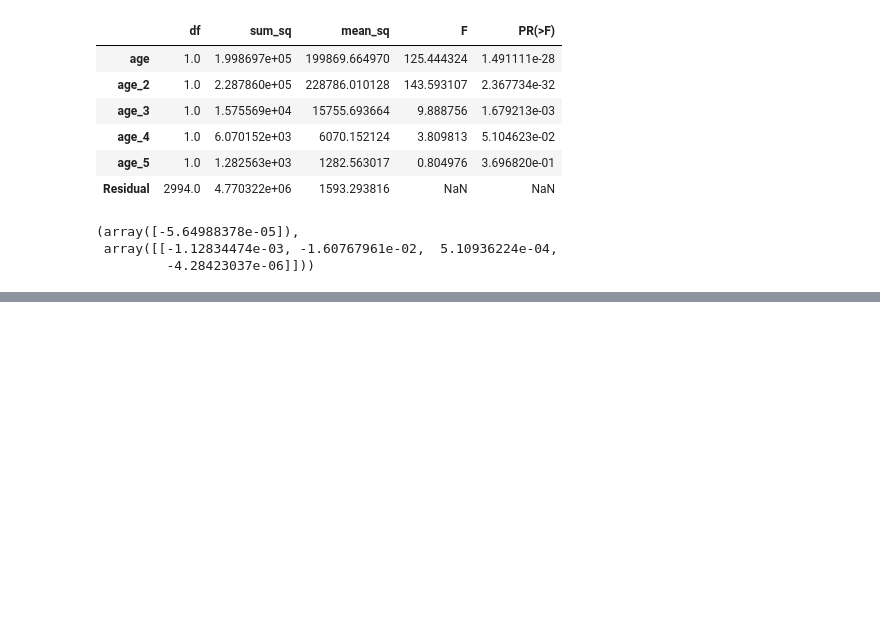
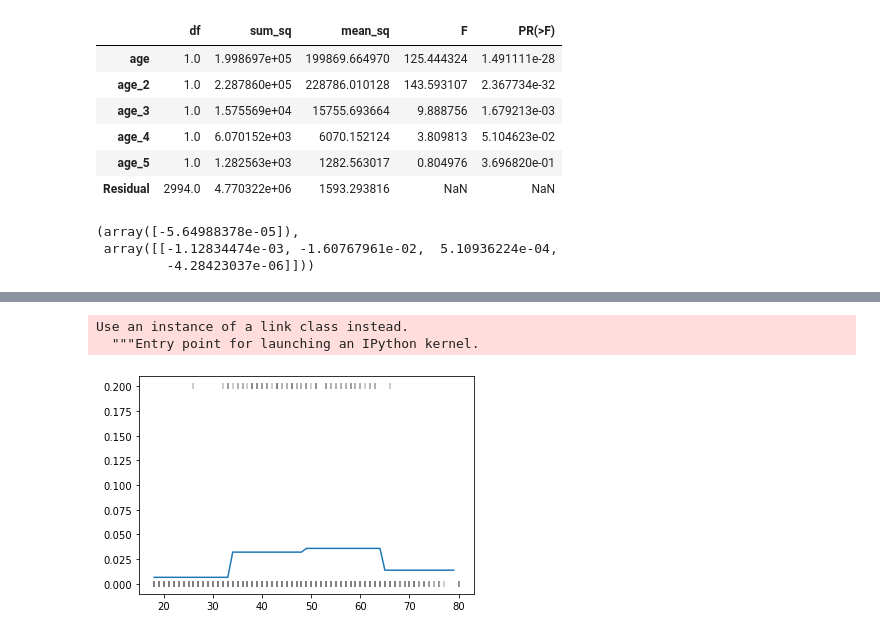
Before and after one commit to cheris8/ESC_ML_STUDY, a Jupyter notebook: LAB/Lab_07_김채형.ipynb, the cells around one changed output, grey strips where cells are left out. Drawn from its saved outputs; the diff is of its cells as text; code cells hidden in the pictures; blank space fills up the shorter version.

```diff
--- a/LAB/Lab_07_김채형.ipynb
+++ b/LAB/Lab_07_김채형.ipynb
@@ -174,0 +272,3 @@ gam.intercept_, gam.coef_
+# %%
+X_test=pd.get_dummies(age_grid_bins).drop(1,axis=1)
+X_test
@@ -174,0 +289,10 @@ gam.intercept_, gam.coef_
+# %%
+lr_sm = sm.GLM(wage_step.wage_250, sm.add_constant(X), family=sm.families.Binomial(sm.families.links.logit)).fit()
+log_pred = lr_sm.predict(sm.add_constant(X_test))
+
+plt.scatter(wage_step.age, wage_step.wage_250/5, marker='|', color='gray', alpha=0.5)
+plt.plot(age_grid, log_pred);
+# %% [output]
+Use an instance of a link class instead.
+  """Entry point for launching an IPython kernel.
+[figure, added]
```
Also changed, not shown: parts of 14 cells of this notebook.
